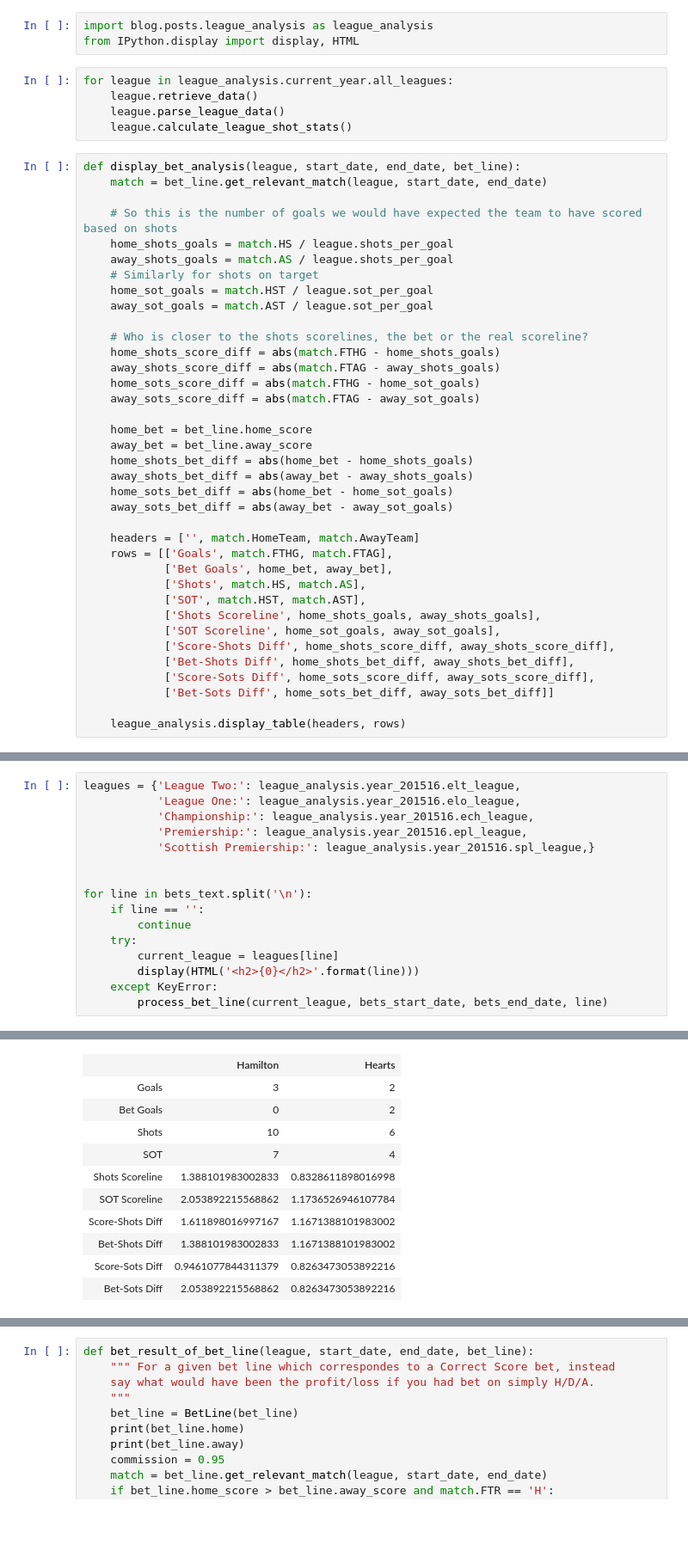
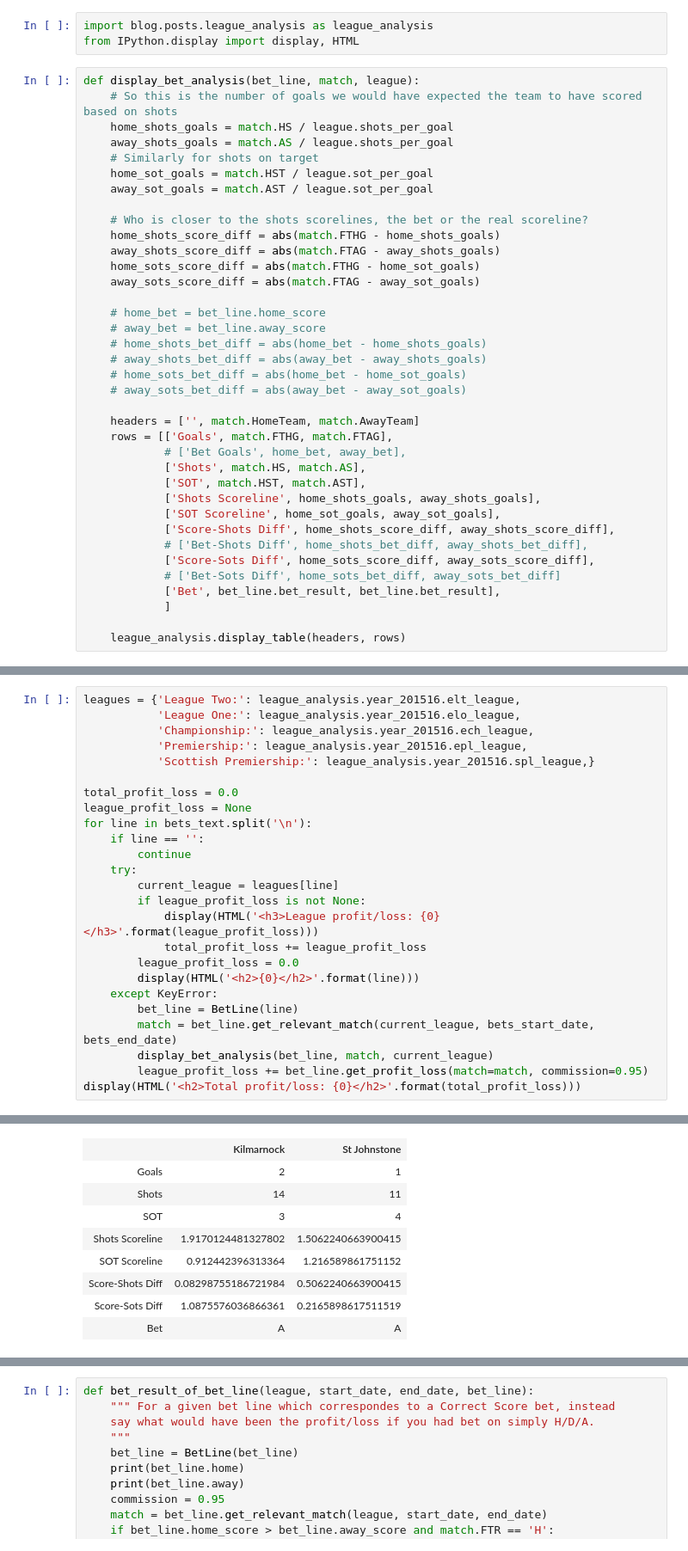
Before and after one commit to allanderek/football-analysis, a Jupyter notebook: review-betting.ipynb, the cells around one changed output, grey strips where cells are left out. Shown: that part at 86% size. Cells and saved outputs as stored; diff of their text form; blank space fills up the shorter version.

Commit message:
Added a count of how much profit/loss was made in each league and overall for the review of betting.

```diff
--- a/review-betting.ipynb
+++ b/review-betting.ipynb
@@ -136,15 +254,8 @@ bets_end_date = "31/08/2015"
 # %%
 import blog.posts.league_analysis as league_analysis
 from IPython.display import display, HTML
-# %%
-for league in league_analysis.current_year.all_leagues:
-    league.retrieve_data()
-    league.parse_league_data()
-    league.calculate_league_shot_stats()
 # %%
-def display_bet_analysis(league, start_date, end_date, bet_line):
-    match = bet_line.get_relevant_match(league, start_date, end_date)
-
+def display_bet_analysis(bet_line, match, league):
     # So this is the number of goals we would have expected the team to have scored based on shots
     home_shots_goals = match.HS / league.shots_per_goal
     away_shots_goals = match.AS / league.shots_per_goal
@@ -158,24 +269,26 @@ def display_bet_analysis(league, start_date, end_date, bet_line):
     home_sots_score_diff = abs(match.FTHG - home_sot_goals)
     away_sots_score_diff = abs(match.FTAG - away_sot_goals)
 
-    home_bet = bet_line.home_score
-    away_bet = bet_line.away_score
-    home_shots_bet_diff = abs(home_bet - home_shots_goals)
-    away_shots_bet_diff = abs(away_bet - away_shots_goals)
-    home_sots_bet_diff = abs(home_bet - home_sot_goals)
-    away_sots_bet_diff = abs(away_bet - away_sot_goals)
+    # home_bet = bet_line.home_score
+    # away_bet = bet_line.away_score
+    # home_shots_bet_diff = abs(home_bet - home_shots_goals)
+    # away_shots_bet_diff = abs(away_bet - away_shots_goals)
+    # home_sots_bet_diff = abs(home_bet - home_sot_goals)
+    # away_sots_bet_diff = abs(away_bet - away_sot_goals)
 
     headers = ['', match.HomeTeam, match.AwayTeam]
     rows = [['Goals', match.FTHG, match.FTAG],
-            ['Bet Goals', home_bet, away_bet],
+            # ['Bet Goals', home_bet, away_bet],
             ['Shots', match.HS, match.AS],
             ['SOT', match.HST, match.AST],
             ['Shots Scoreline', home_shots_goals, away_shots_goals],
             ['SOT Scoreline', home_sot_goals, away_sot_goals],
             ['Score-Shots Diff', home_shots_score_diff, away_shots_score_diff],
-            ['Bet-Shots Diff', home_shots_bet_diff, away_shots_bet_diff],
+            # ['Bet-Shots Diff', home_shots_bet_diff, away_shots_bet_diff],
             ['Score-Sots Diff', home_sots_score_diff, away_sots_score_diff],
-            ['Bet-Sots Diff', home_sots_bet_diff, away_sots_bet_diff]]
+            # ['Bet-Sots Diff', home_sots_bet_diff, away_sots_bet_diff]
+            ['Bet', bet_line.bet_result, bet_line.bet_result],
+            ]
 
     league_analysis.display_table(headers, rows)
 # %%
@@ -208,14 +351,23 @@ leagues = {'League Two:': league_analysis.year_201516.elt_league,
            'Premiership:': league_analysis.year_201516.epl_league,
            'Scottish Premiership:': league_analysis.year_201516.spl_league,}
 
-
+total_profit_loss = 0.0
+league_profit_loss = None
 for line in bets_text.split('\n'):
     if line == '':
         continue
     try:
         current_league = leagues[line]
+        if league_profit_loss is not None:
+            display(HTML('<h3>League profit/loss: {0}</h3>'.format(league_profit_loss)))
+            total_profit_loss += league_profit_loss
+        league_profit_loss = 0.0
         display(HTML('<h2>{0}</h2>'.format(line)))
     except KeyError:
-        process_bet_line(current_league, bets_start_date, bets_end_date, line)
+        bet_line = BetLine(line)
+        match = bet_line.get_relevant_match(current_league, bets_start_date, bets_end_date)
+        display_bet_analysis(bet_line, match, current_league)
+        league_profit_loss += bet_line.get_profit_loss(match=match, commission=0.95)
+display(HTML('<h2>Total profit/loss: {0}</h2>'.format(total_profit_loss)))
 # %% [output]
 Scottish Premiership:
@@ -244,11 +392,9 @@ Scottish Premiership:
-|  | Hamilton | Hearts |
-| Goals | 3 | 2 |
-| Bet Goals | 0 | 2 |
-| Shots | 10 | 6 |
-| SOT | 7 | 4 |
-| Shots Scoreline | 1.388101983002833 | 0.8328611898016998 |
-| SOT Scoreline | 2.053892215568862 | 1.1736526946107784 |
-| Score-Shots Diff | 1.611898016997167 | 1.1671388101983002 |
-| Bet-Shots Diff | 1.388101983002833 | 1.1671388101983002 |
-| Score-Sots Diff | 0.9461077844311379 | 0.8263473053892216 |
-| Bet-Sots Diff | 2.053892215568862 | 0.8263473053892216 |
+|  | Kilmarnock | St Johnstone |
+| Goals | 2 | 1 |
+| Shots | 14 | 11 |
+| SOT | 3 | 4 |
+| Shots Scoreline | 1.9170124481327802 | 1.5062240663900415 |
+| SOT Scoreline | 0.912442396313364 | 1.216589861751152 |
+| Score-Shots Diff | 0.08298755186721984 | 0.5062240663900415 |
+| Score-Sots Diff | 1.0875576036866361 | 0.2165898617511519 |
+| Bet | A | A |
```
Also changed, not shown: parts of 6 cells of this notebook.
